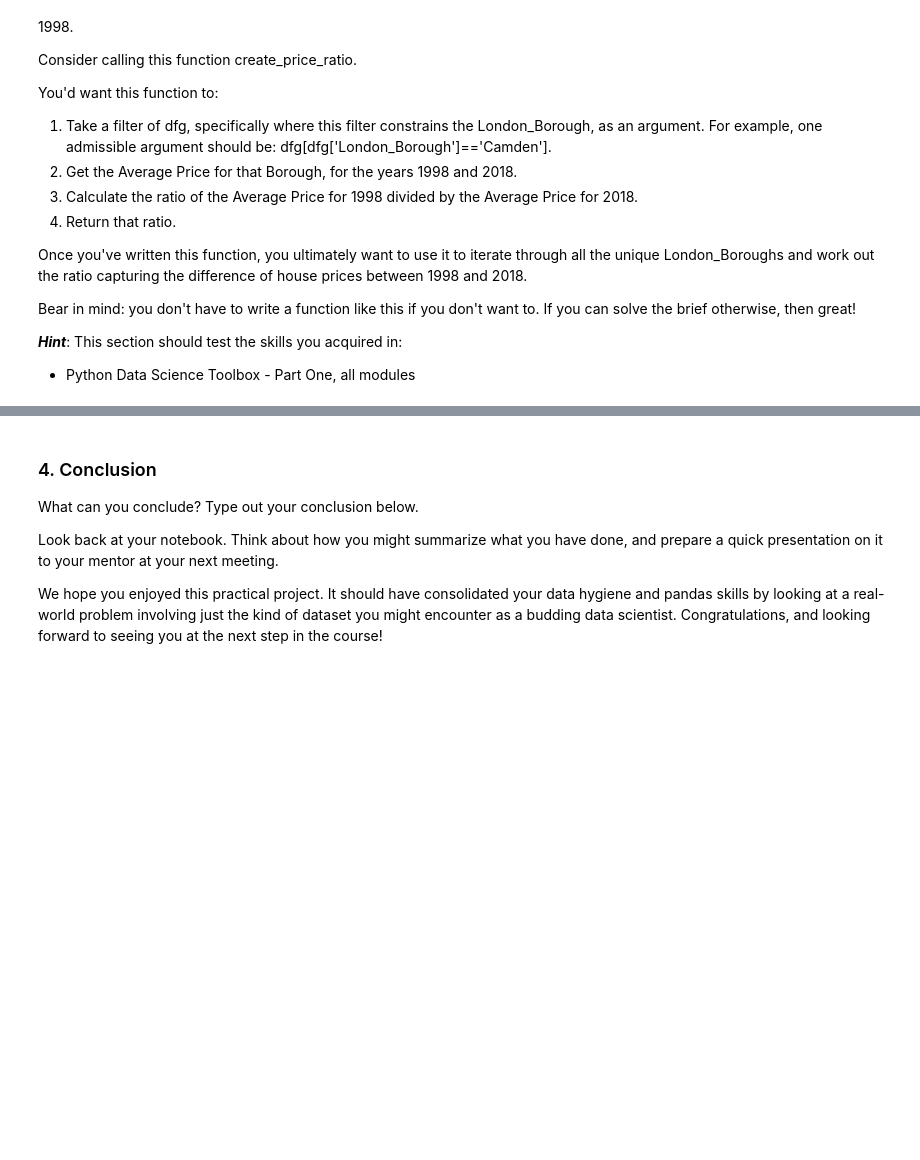
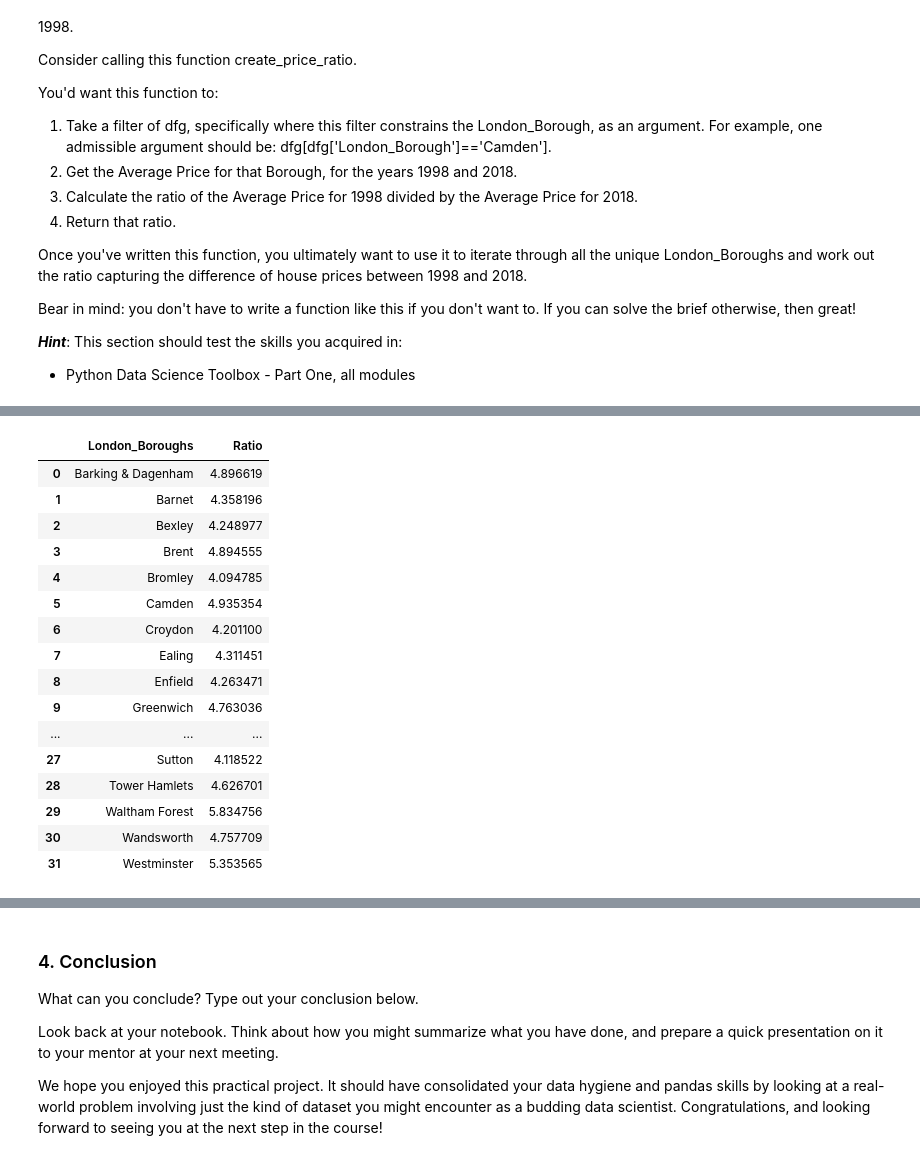
Before and after one commit to vtolentino93/Springboard, a Jupyter notebook: London Case Study - Vincent Tolentino Tier 3.ipynb, the cells around one changed output, grey strips where cells are left out. Cells and saved outputs as stored; diff of their text form; code cells hidden in the pictures; blank space fills up the shorter version.

```diff
--- a/London Case Study - Vincent Tolentino Tier 3.ipynb
+++ b/London Case Study - Vincent Tolentino Tier 3.ipynb
@@ -295,0 +352,8 @@ Bear in mind: you don't have to write a function like this if you don't want to.
+# %%
+Conclusion = {}
+# %%
+for boroughs in Properties_Finish['London_Boroughs'].unique():
+    x = Properties_Finish[Properties_Finish['London_Boroughs'] == boroughs]
+    Conclusion[boroughs] = create_price_ratio(x)
+
+print(Conclusion)
@@ -295,0 +390,21 @@ Bear in mind: you don't have to write a function like this if you don't want to.
+# %%
+Final_RatiosT = Final_RatiosT.rename(columns= {'index':'London_Boroughs', 0: 'Ratio'})
+Final_RatiosT.head(32)
+# %% [output]
+|  | London_Boroughs | Ratio |
+| 0 | Barking & Dagenham | 4.896619 |
+| 1 | Barnet | 4.358196 |
+| 2 | Bexley | 4.248977 |
+| 3 | Brent | 4.894555 |
+| 4 | Bromley | 4.094785 |
+| 5 | Camden | 4.935354 |
+| 6 | Croydon | 4.201100 |
+| 7 | Ealing | 4.311451 |
+| 8 | Enfield | 4.263471 |
+| 9 | Greenwich | 4.763036 |
+| ... | ... | ... |
+| 27 | Sutton | 4.118522 |
+| 28 | Tower Hamlets | 4.626701 |
+| 29 | Waltham Forest | 5.834756 |
+| 30 | Wandsworth | 4.757709 |
+| 31 | Westminster | 5.353565 |
```
Also changed, not shown: parts of 15 cells of this notebook.
